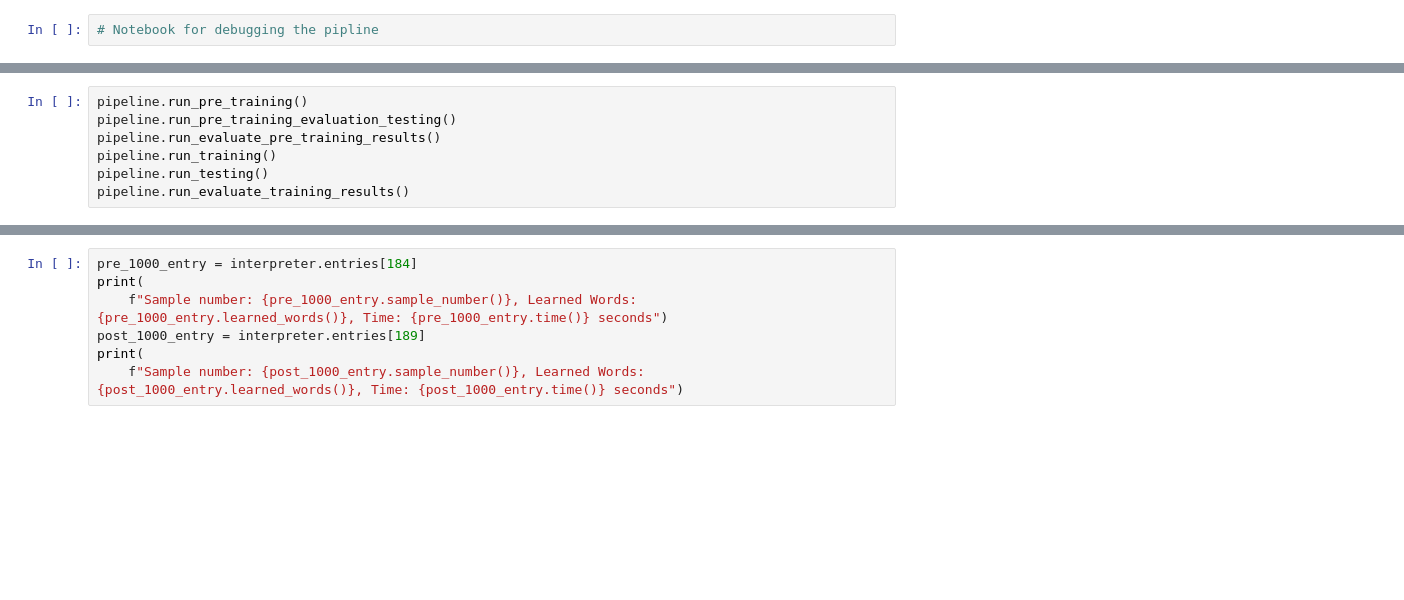
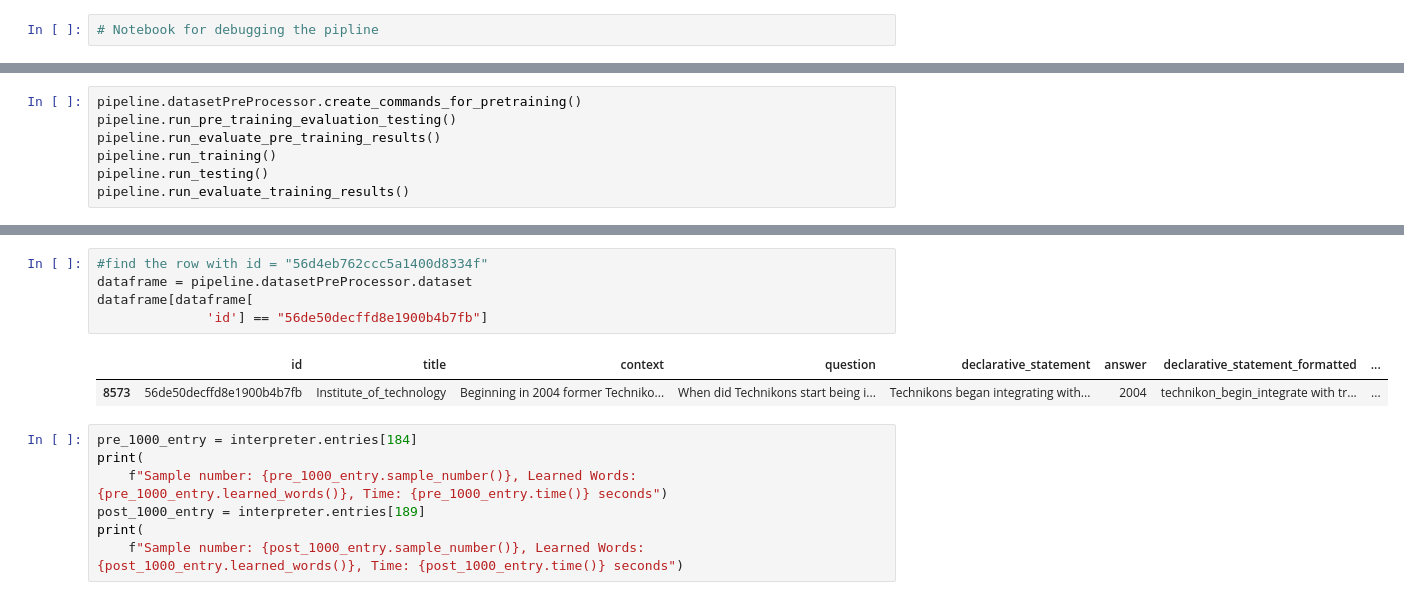
Before and after one commit to cjwalmsley/Training-and-evaluating-cognitive-language-models, a Jupyter notebook: debug_notebook.ipynb, the cells around one changed output, grey strips where cells are left out. Drawn from its saved outputs; the diff is of its cells as text; blank space fills up the shorter version.

```diff
--- a/debug_notebook.ipynb
+++ b/debug_notebook.ipynb
@@ -55,5 +35,5 @@ dataset
 # %%
-pipeline.run_pre_training()
+pipeline.datasetPreProcessor.create_commands_for_pretraining()
 pipeline.run_pre_training_evaluation_testing()
 pipeline.run_evaluate_pre_training_results()
 pipeline.run_training()
@@ -197,3 +168,11 @@ Number of distinct words in pre-training commands: 1102
+# %%
+#find the row with id = "56d4eb762ccc5a1400d8334f"
+dataframe = pipeline.datasetPreProcessor.dataset
+dataframe[dataframe[
+              'id'] == "56de50decffd8e1900b4b7fb"]
+# %% [output]
+|  | id | title | context | question | declarative_statement | answer | declarative_statement_formatted | ... |
+| 8573 | 56de50decffd8e1900b4b7fb | Institute_of_technology | Beginning in 2004 former Techniko... | When did Technikons start being i... | Technikons began integrating with... | 2004 | technikon_begin_integrate with tr... | ... |
 # %%
 pre_1000_entry = interpreter.entries[184]
 print(
```
Also changed, not shown: parts of 23 cells of this notebook, 12 other files.
